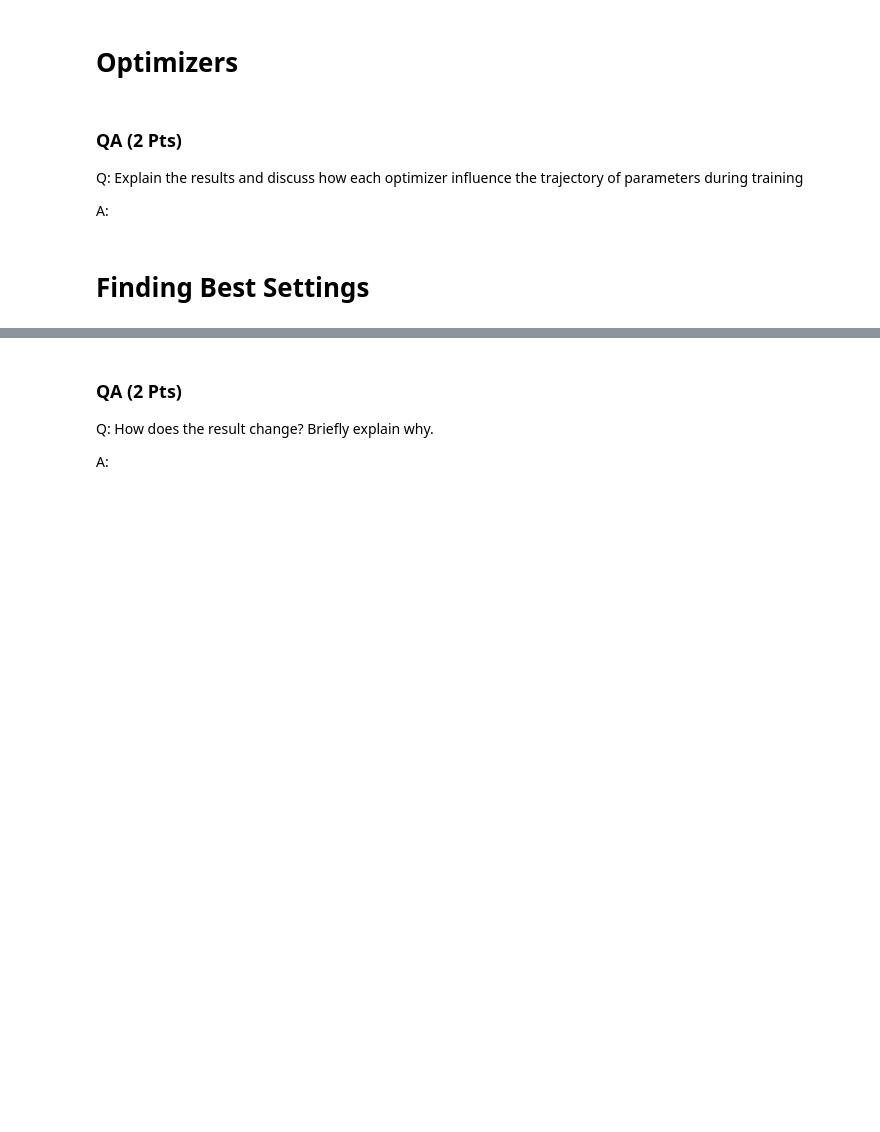
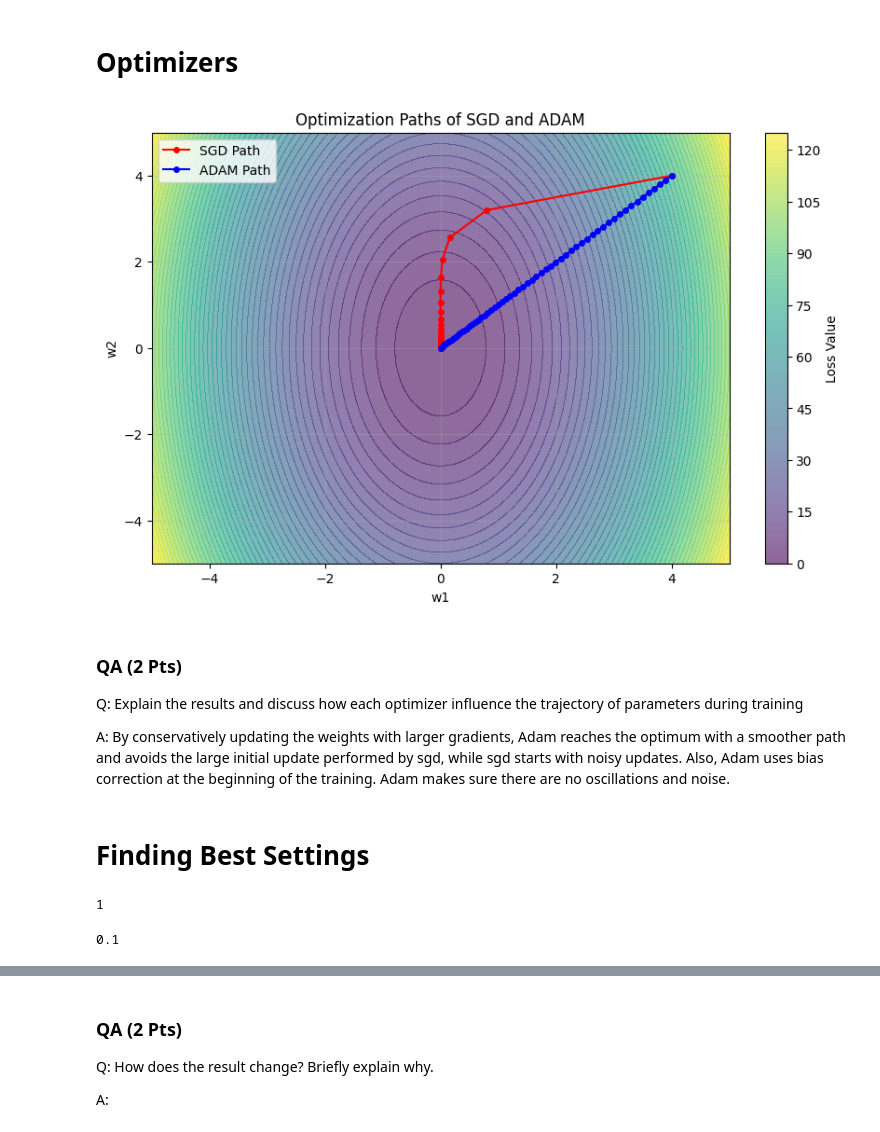
Before and after one commit to Tollgaermis/comp411-assignments, a Jupyter notebook: hw2/HW2.ipynb, the cells around one changed output, grey strips where cells are left out. Drawn from its saved outputs; the diff is of its cells as text; code cells hidden in the pictures; blank space fills up the shorter version.

```diff
--- a/hw2/HW2.ipynb
+++ b/hw2/HW2.ipynb
@@ -391,8 +447,8 @@ x_adam, y_adam = torch.tensor(4.0, requires_grad=True), torch.tensor(4.0, requir
 lr = 0.1
 
 # == Your code here == # (2 Pts)
-sgd_optimizer =
-adam_optimizer =
+sgd_optimizer = torch.optim.SGD(params=[x_sgd, y_sgd], lr=lr)
+adam_optimizer = torch.optim.Adam(params=[x_adam, y_adam], lr=lr)
 # ==================== #
 
 # Store paths for visualization
@@ -404,39 +460,48 @@ steps = 60
 for _ in range(steps):
     # SGD Step
     # == Your code here == # (3 Pts)
+    loss = loss_function(x_sgd, y_sgd)
+    loss.backward()
+    sgd_optimizer.step()
+    sgd_optimizer.zero_grad()
 
     # ==================== #
     path_sgd.append((x_sgd.item(), y_sgd.item()))
 
     # ADAM Step
     # == Your code here == # (3 Pts)
-
+    loss = loss_function(x_adam, y_adam)
+    loss.backward()
+    adam_optimizer.step()
+    adam_optimizer.zero_grad()
     # ==================== #
     path_adam.append((x_adam.item(), y_adam.item()))
 
 # Visualization
 path_sgd = np.array(path_sgd)
 path_adam = np.array(path_adam)
 
 x, y = np.meshgrid(np.linspace(-5, 5, 100), np.linspace(-5, 5, 100))
 z = loss_function(x, y)
 
 plt.figure(figsize=(10, 6))
 plt.contourf(x, y, z, levels=50, cmap='viridis', alpha=0.6)
 plt.colorbar(label='Loss Value')
 plt.plot(path_sgd[:, 0], path_sgd[:, 1], 'r-o', label='SGD Path', markersize=4)
 plt.plot(path_adam[:, 0], path_adam[:, 1], 'b-o', label='ADAM Path', markersize=4)
 plt.legend()
 plt.title("Optimization Paths of SGD and ADAM")
 plt.xlabel("w1")
 plt.ylabel("w2")
 plt.grid(alpha=0.3)
 plt.show()
+# %% [output]
+[figure, added]
 # %% [markdown]
 ### QA (2 Pts)
 Q: Explain the results and discuss how each optimizer influence the trajectory of parameters during training
 
-A:
+A: By conservatively updating the weights with larger gradients, Adam reaches the optimum with a smoother path and avoids the large initial update performed by sgd, while sgd starts with noisy updates. Also, Adam uses bias correction at the beginning of the training. Adam makes sure there are no oscillations and noise.
 # %% [markdown]
 # Finding Best Settings
 # %%
@@ -447,6 +512,14 @@ A:
 # Your model should achieve at least 50% accuracy on the validation set
 # You are free to create as many cells as you want
 # You can use any of the training techniques you have learned in the course
+# %%
+num_epochs
+# %% [output]
+1
+# %%
+lr
+# %% [output]
+0.1
 # %%
 # set the best model, best optimizer, and best learning rate according to the best configuration you have found
 
```
Also changed, not shown: parts of 18 cells of this notebook, 22 other files.
